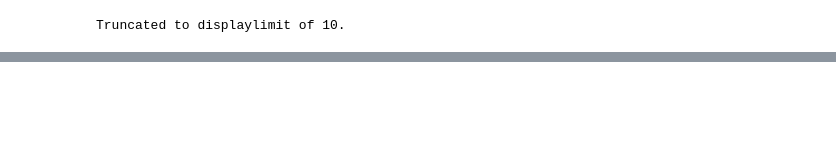
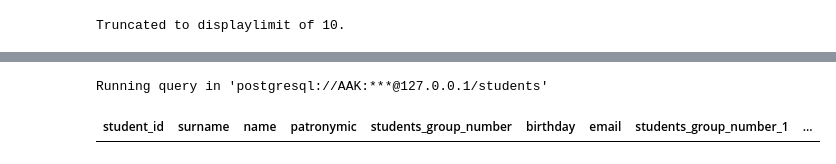
Before and after one commit to BROsandr/database_course, a Jupyter notebook: lab5/README.ipynb, the cells around one changed output, grey strips where cells are left out. Drawn from its saved outputs; the diff is of its cells as text; code cells hidden in the pictures; blank space fills up the shorter version.

```diff
--- a/lab5/README.ipynb
+++ b/lab5/README.ipynb
@@ -809,0 +819,14 @@ Truncated to displaylimit of 10.
+# %%
+%%sql
+SELECT *
+  FROM student
+  INNER JOIN students_group
+    ON student.students_group_number = students_group.students_group_number
+  INNER JOIN field_comprehension
+    ON student.student_id = field_comprehension.student_id
+  WHERE field_comprehension.mark > 3
+    AND students_group.structural_unit_number = 1                           -- MPSU
+    AND student.students_group_number ~ '-3'                                -- third year
+# %% [output]
+Running query in 'postgresql://AAK:***@127.0.0.1/students'
+| student_id | surname | name | patronymic | students_group_number | birthday | email | students_group_number_1 | ... |
```
Also changed, not shown: parts of 8 cells of this notebook.
